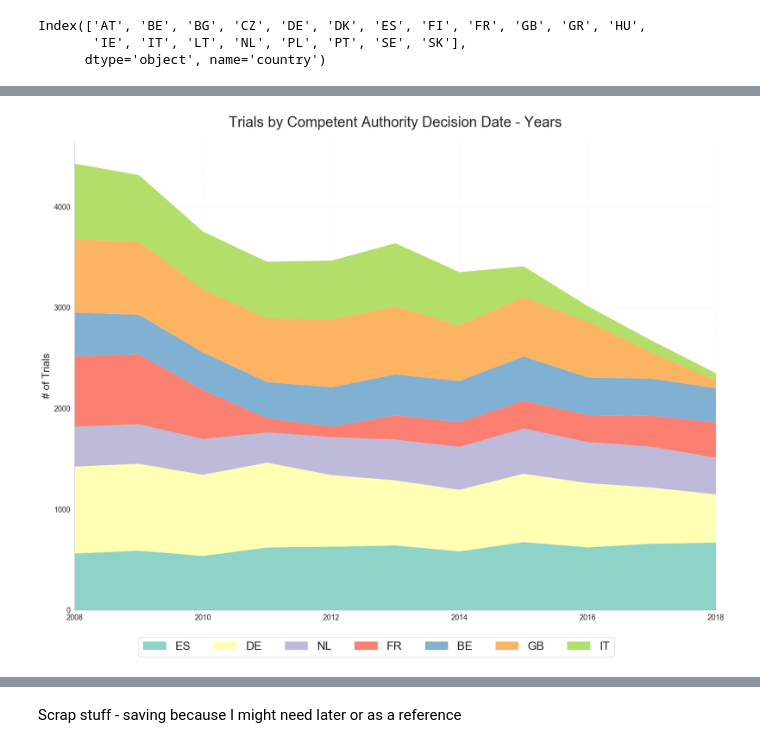
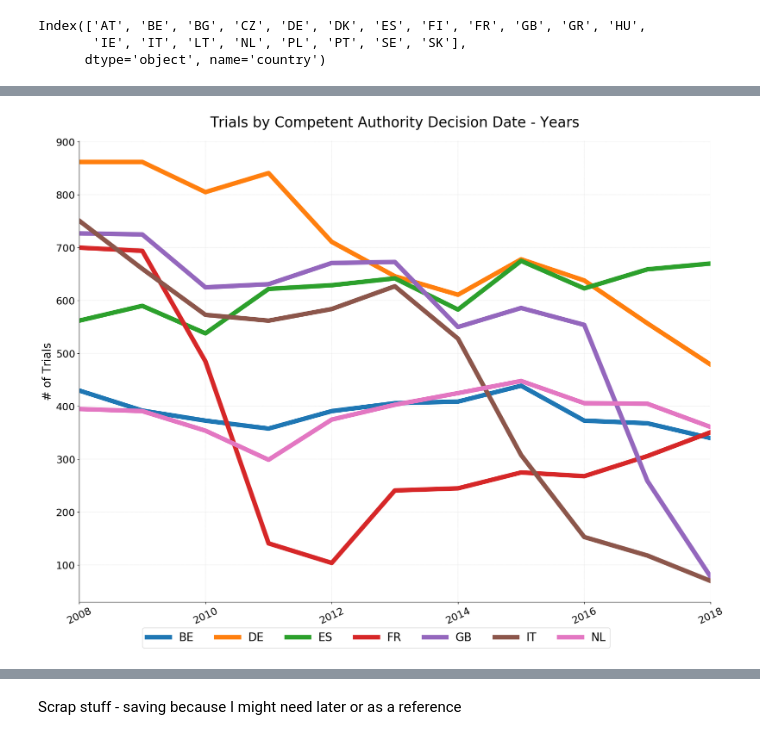
Before and after one commit to ebmdatalab/euctr_country_level_analysis, a Jupyter notebook: EUCTR Trends/Time Trends.ipynb, the cells around one changed output, grey strips where cells are left out. Saved outputs shown, nothing was run; the diff lists cells and outputs as text; code cells hidden in the pictures.

```diff
--- a/EUCTR Trends/Time Trends.ipynb
+++ b/EUCTR Trends/Time Trends.ipynb
@@ -59,8 +54,6 @@ Name: eudract_number, dtype: int64
 
 def process_data(data, quarters=False, small_filter=False, small_def=1000, thrd_filter=False, p1_filter=True):
     excluded_list = []
-    start_quarter = pd.to_datetime('2008-01').to_period('Q')
-    end_quarter = pd.to_datetime('2019-01').to_period('Q')
     if small_filter:
         trial_counts = data['eudract_number'].groupby(data.trial_location).count()
         x = list(trial_counts[trial_counts < small_def].index)
@@ -85,8 +78,8 @@ def process_data(data, quarters=False, small_filter=False, small_def=1000, thrd_
     combined.columns = ['cad', 'ethics', 'entered']
     if quarters:
         combined.index.names = ['country', 'quarters']
-        combined = combined.query('quarters < @end_quarter')
-        combined = combined.query('quarters >= @start_quarter')
+        combined = combined.query('quarters < 2019')
+        combined = combined.query('quarters >= 2008')
         time_i = combined.index.get_level_values(1)
     elif not quarters:
         combined.index.names = ['country', 'years']
@@ -145,22 +138,12 @@ def which_countries(data, total_trials, greater_than=True, thrd_filter = True):
 # %%
 included = which_countries(april_19, 4000)
 # %%
-import matplotlib.pyplot as plt
-import seaborn as sns
-
-sns.set_style("whitegrid",{'grid.color': '.9'})
-sns.set_palette("Set3",n_colors=14)
-
-# Reorder the columns by count in the last year
-df = pivoted_cad_q[included]
-df = df.reindex(df.loc['2018-01-01'].sort_values(ascending=False).index, axis=1)
-
-fig, ax = plt.subplots(figsize=(10,7), dpi = 100)
-df.plot(ax=ax, kind='area',  linewidth=0)
-plt.tick_params(axis='both', which='major', labelsize=13)
+fig, ax = plt.subplots(figsize=(20,15), dpi = 100)
+pivoted_cad_q[included].plot(ax=ax, linewidth=8)
+plt.tick_params(axis='both', which='major', labelsize=18)
 plt.title("Trials by Competent Authority Decision Date - Quarters", pad=25, fontsize=25)
 ax.xaxis.set_label_text('')
-ax.yaxis.set_label_text('# of Trials', fontsize=18)
+ax.yaxis.set_label_text('# of Trials', fontsize=20)
 ax.spines['top'].set_visible(False)
 ax.spines['right'].set_visible(False)
 ax.legend(loc=(.1,-.1), ncol = 7, fontsize = 20)
@@ -177,20 +155,16 @@ Int64Index([2008, 2009, 2010, 2011, 2012, 2013, 2014, 2015, 2016, 2017, 2018], d
 # %%
 fig, ax = plt.subplots(figsize=(20,15), dpi = 100)
-
-# Reorder the columns by count in the last year
-df = pivoted_cad[included]
-df = df.reindex(df.loc[2018].sort_values(ascending=False).index, axis=1)
-
-df.plot(ax=ax, kind='area', linewidth=0)
-plt.tick_params(axis='both', which='major', labelsize=13)
+pivoted_cad[included].plot(ax=ax, linewidth=8)
+plt.tick_params(axis='both', which='major', labelsize=18)
 plt.title("Trials by Competent Authority Decision Date - Years", pad=25, fontsize=25)
+plt.xticks(rotation=25)
 ax.xaxis.set_label_text('')
-ax.yaxis.set_label_text('# of Trials', fontsize=18)
+ax.yaxis.set_label_text('# of Trials', fontsize=20)
 ax.spines['top'].set_visible(False)
 ax.spines['right'].set_visible(False)
 ax.legend(loc=(.1,-.1), ncol = 7, fontsize = 20)
 ax.yaxis.grid(linestyle='--', linewidth=.25)
 ax.xaxis.grid(linestyle='--', linewidth=.25)
 plt.show()
 # %% [output]
-[figure, old version]
+[figure, new version]
```
Also changed, not shown: parts of 9 cells of this notebook.
